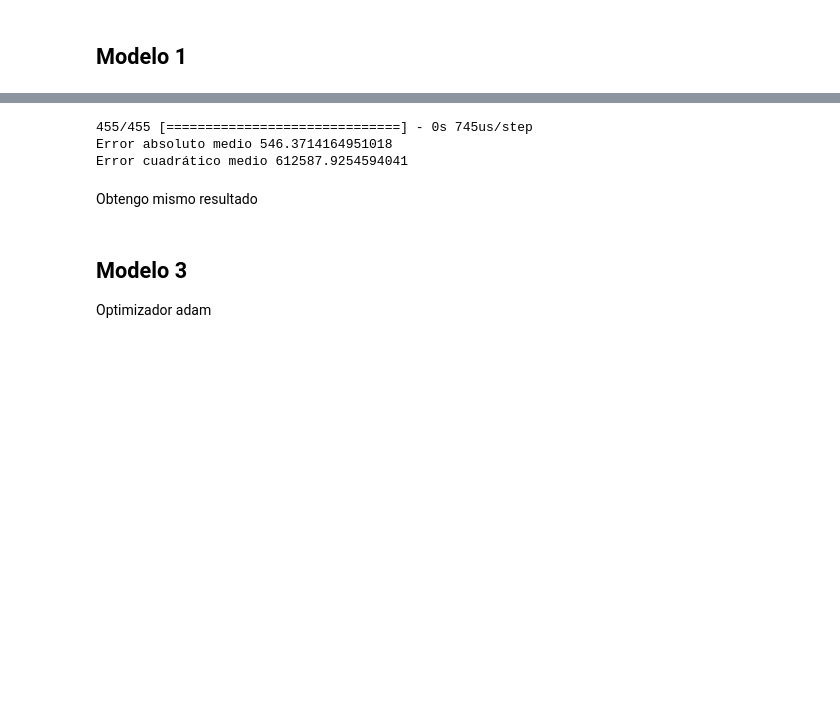
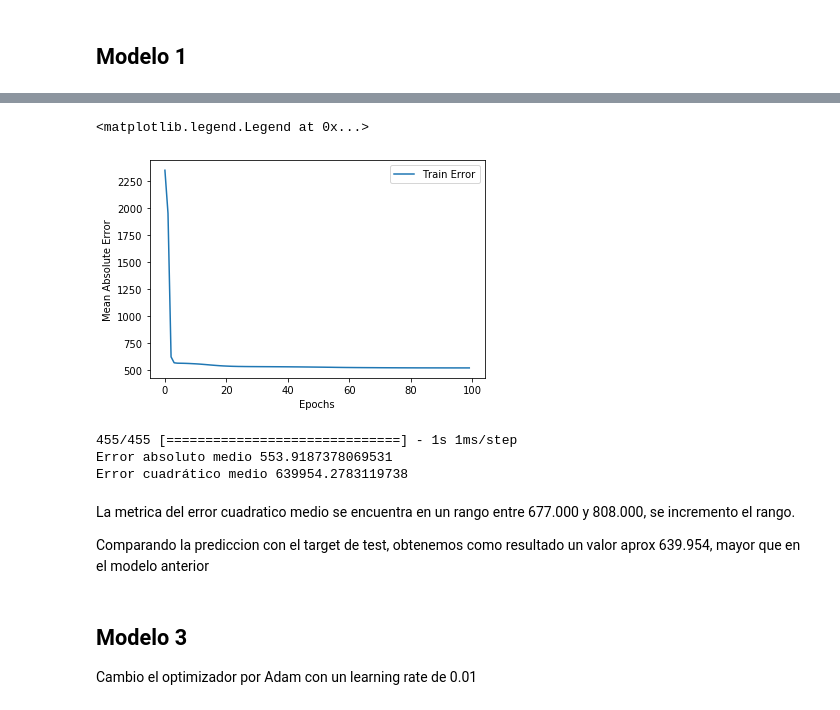
Before and after one commit to napoli-lucia/7506-Organizacion-de-Datos-TPs, a Jupyter notebook: TP2/7506R_TP2_GRUPO18_ENTREGA_N2_02.ipynb, the cells around one changed output, grey strips where cells are left out. Cells and saved outputs as stored; diff of their text form; code cells hidden in the pictures; blank space fills up the shorter version.

```diff
--- a/TP2/7506R_TP2_GRUPO18_ENTREGA_N2_02.ipynb
+++ b/TP2/7506R_TP2_GRUPO18_ENTREGA_N2_02.ipynb
@@ -329,5 +387,14 @@ Epoch 50/50
+# %%
+plt.figure()
+plt.xlabel('Epochs')
+plt.ylabel('Mean Absolute Error')
+plt.plot(range(cant_epochs), historia_modelo_2.history['mae'], label='Train Error')
+plt.legend()
+# %% [output]
+<matplotlib.legend.Legend at 0x...>
+[figure, added]
 # %%
-y_pred = modelo_1.predict(x_test_transform)
+y_pred = modelo_2.predict(x_test_transform)
 
 mae = mean_absolute_error(y_test,y_pred)
 mse = mean_squared_error(y_test,y_pred)
@@ -335,15 +402,17 @@ mse = mean_squared_error(y_test,y_pred)
 print(f"Error absoluto medio {mae}")
 print(f"Error cuadrático medio {mse}")
 # %% [output]
-455/455 [==============================] - 0s 745us/step
-Error absoluto medio 546.3714164951018
-Error cuadrático medio 612587.9254594041
+455/455 [==============================] - 1s 1ms/step
+Error absoluto medio 553.9187378069531
+Error cuadrático medio 639954.2783119738
-# %% [markdown]
-Obtengo mismo resultado
+# %% [markdown]
+La metrica del error cuadratico medio se encuentra en un rango entre 677.000 y 808.000, se incremento el rango.
+
+Comparando la prediccion con el target de test, obtenemos como resultado un valor aprox 639.954, mayor que en el modelo anterior
 # %% [markdown]
 ## Modelo 3
 
-Optimizador adam
+Cambio el optimizador por Adam con un learning rate de 0.01
 # %%
 d_in=6
 d_out=1
```
Also changed, not shown: parts of 38 cells of this notebook, 2 other files.
